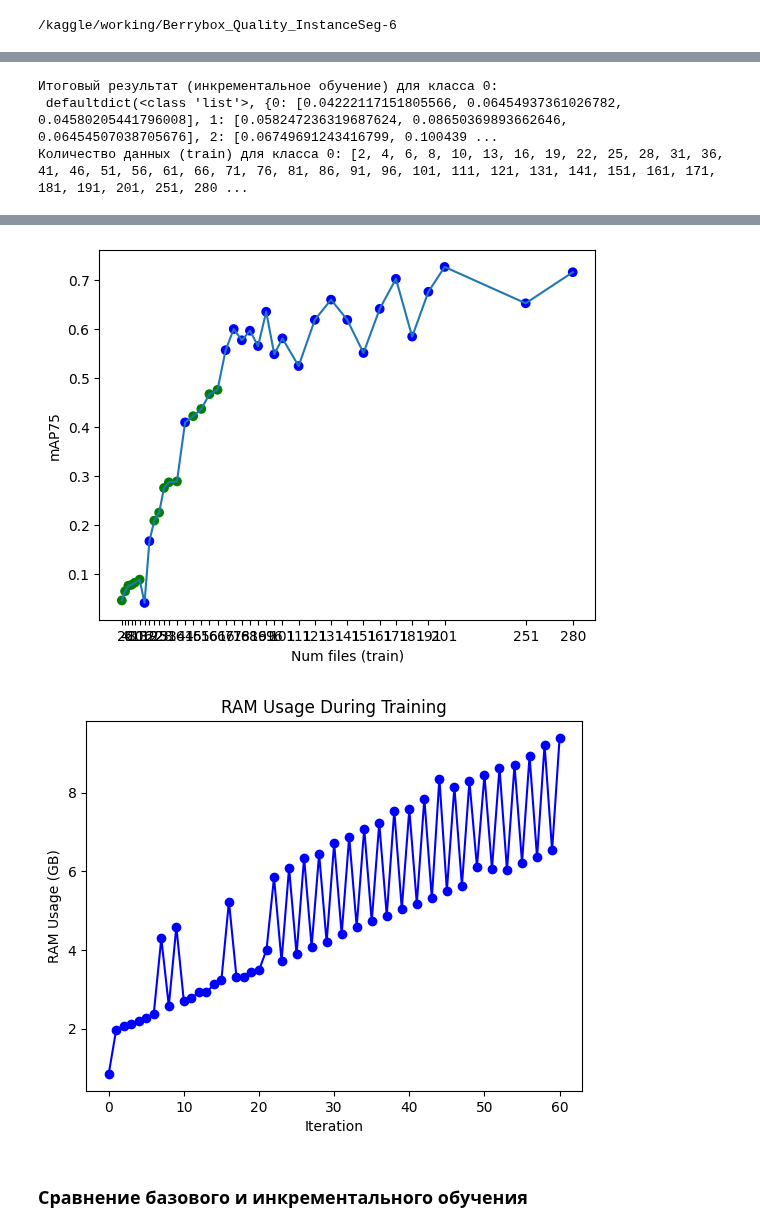
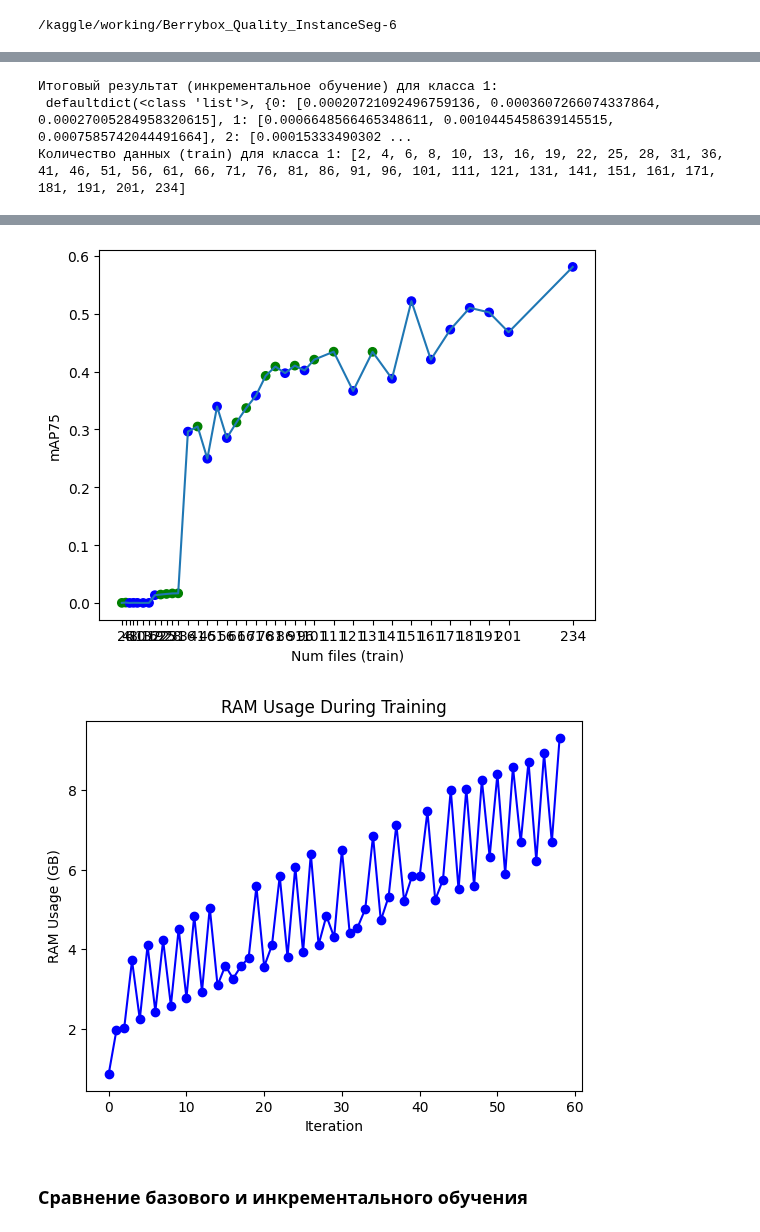
Before and after one commit to CTLab-ITMO/PTS-SP, a Jupyter notebook: yolov8.ipynb, the cells around one changed output, grey strips where cells are left out. Cells and saved outputs as stored; diff of their text form; code cells hidden in the pictures.

```diff
--- a/yolov8.ipynb
+++ b/yolov8.ipynb
@@ -767,7 +767,7 @@ exp_inc = YoloModel(PATH_TO_MODEL, PATH_TO_YAML, TRAIN_PERC, TEST_PERC, VAL_PERC
 # exp_inc.increm_learning(KEEP_PERC, ITERS, PIECE_PERC, FIB_FLAG, PREV_NUM, THRESHOLD)
 # exp_inc.plot_ram_usage()
 
-exp_inc.increm_learning_one_class('0', KEEP_PERC, ITERS, PIECE_PERC, FIB_FLAG, PREV_NUM, THRESHOLD)
+exp_inc.increm_learning_one_class('1', KEEP_PERC, ITERS, PIECE_PERC, FIB_FLAG, PREV_NUM, THRESHOLD)
 exp_inc.plot_ram_usage()
 # %% [output]
 Кол-во пустых файлов - 0
@@ -807,3 +807,3 @@ YOLOv8m-seg summary (fused): 245 layers, 27223542 parameters, 0 gradients, 110.0
-Итоговый результат (инкрементальное обучение) для класса 0:
- defaultdict(<class 'list'>, {0: [0.04222117151805566, 0.06454937361026782, 0.04580205441796008], 1: [0.058247236319687624, 0.08650369893662646, 0.06454507038705676], 2: [0.06749691243416799, 0.100439 ...
-Количество данных (train) для класса 0: [2, 4, 6, 8, 10, 13, 16, 19, 22, 25, 28, 31, 36, 41, 46, 51, 56, 61, 66, 71, 76, 81, 86, 91, 96, 101, 111, 121, 131, 141, 151, 161, 171, 181, 191, 201, 251, 280 ...
+Итоговый результат (инкрементальное обучение) для класса 1:
+ defaultdict(<class 'list'>, {0: [0.00020721092496759136, 0.0003607266074337864, 0.00027005284958320615], 1: [0.0006648566465348611, 0.0010445458639145515, 0.0007585742044491664], 2: [0.00015333490302 ...
+Количество данных (train) для класса 1: [2, 4, 6, 8, 10, 13, 16, 19, 22, 25, 28, 31, 36, 41, 46, 51, 56, 61, 66, 71, 76, 81, 86, 91, 96, 101, 111, 121, 131, 141, 151, 161, 171, 181, 191, 201, 234]
@@ -812,5 +812,5 @@ YOLOv8m-seg summary (fused): 245 layers, 27223542 parameters, 0 gradients, 110.0
-[figure, old version]
+[figure, new version]
-[figure, old version]
+[figure, new version]
 # %% [markdown]
 ### Сравнение базового и инкрементального обучения
 # %% [markdown]
```
Also changed, not shown: parts of 2 cells of this notebook.
